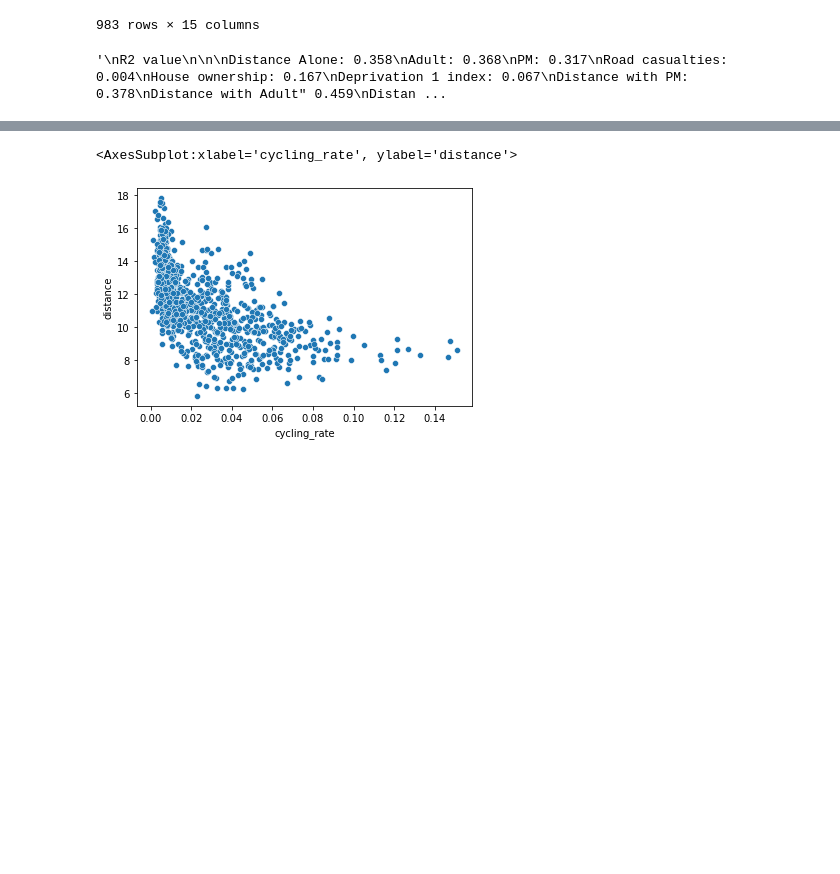
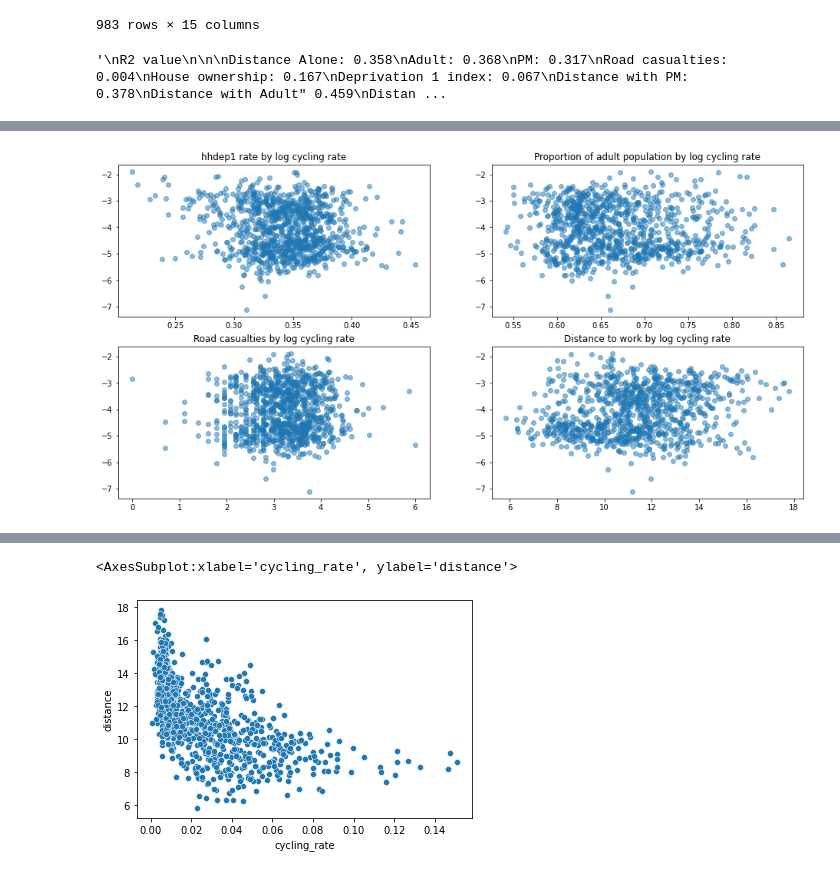
Before and after one commit to ZacharyP-E/qm_group25, a Jupyter notebook: qm_group_code.ipynb, the cells around one changed output, grey strips where cells are left out. Drawn from its saved outputs; the diff is of its cells as text; code cells hidden in the pictures; blank space fills up the shorter version.

```diff
--- a/qm_group_code.ipynb
+++ b/qm_group_code.ipynb
@@ -859,3 +879,32 @@ strong multicollinearity or other numerical problems.
+# %%
+#If each of the variables follow a normal distribution, then assumption 1 should be met
+
+#Scatterplot of log cycling rate (outcome) by each of the predictor variables (deprivation, distance, propn. of adults, road casualties)
+fig, axs = plt.subplots(2, 2, figsize=(16,8))
+
+axs[0,0].scatter(x=dataframe_corr['hhdep1_rate'],
+            y=df['log_cyclingrate'],
+            alpha = 0.5)
+axs[0,0].set_title("hhdep1 rate by log cycling rate")
+
+axs[0,1].scatter(x=dataframe_corr['adult'],
+            y=df['log_cyclingrate'],
+            alpha = 0.5)
+axs[0,1].set_title("Proportion of adult population by log cycling rate")
+
+axs[1,0].scatter(x=dataframe_corr['log_casualties'],
+            y=df['log_cyclingrate'],
+            alpha = 0.5)
+axs[1,0].set_title("Road casualties by log cycling rate")
+
+axs[1,1].scatter(x=dataframe_corr['distance'],
+            y=df['log_cyclingrate'],
+            alpha = 0.5)
+axs[1,1].set_title("Distance to work by log cycling rate")
+
+plt.show()
+# %% [output]
+[figure, added]
 # %%
 model_cnt_aq_dep = ols('cycling_rate ~ distance + adult + PM252013me', dataframe_corr).fit()
 model_cnt_aq_dep.summary()
```
Also changed, not shown: parts of 12 cells of this notebook.
